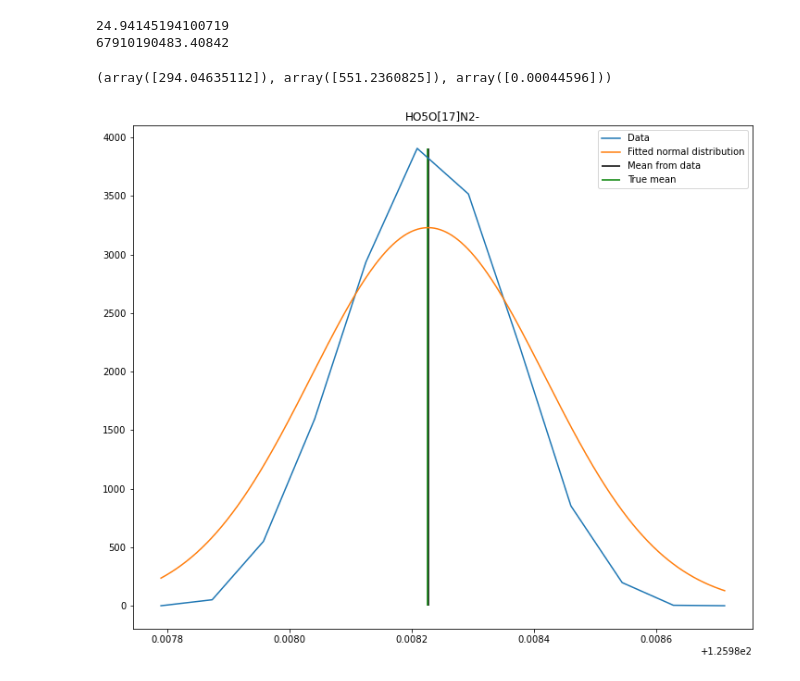
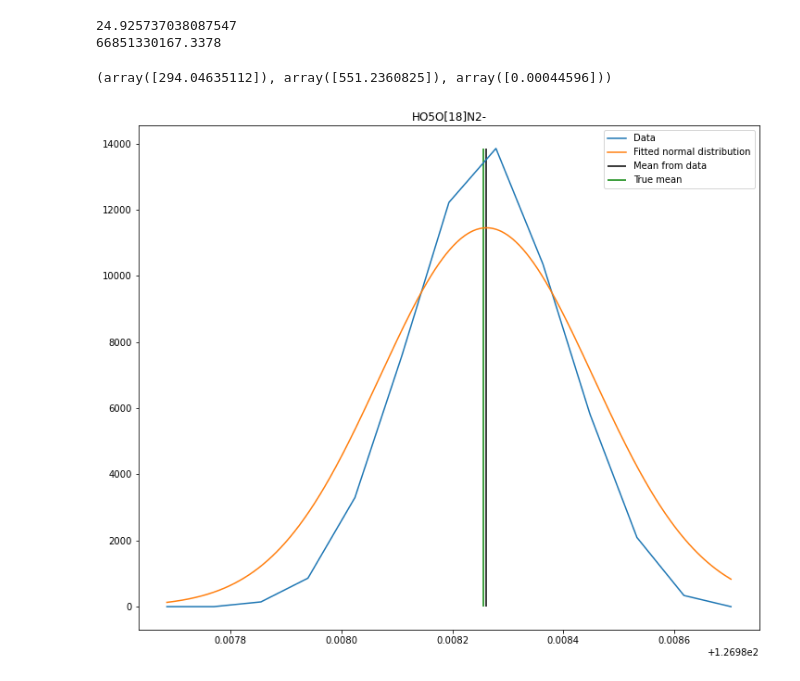
Before and after one commit to jokinen77/DataScienceProject1-Orbitrap, a Jupyter notebook: DataProcessing.ipynb, the cells around one changed output. Cells and saved outputs as stored; diff of their text form; code cells hidden in the pictures.

Commit message:
Combining data from multiple files

```diff
--- a/DataProcessing.ipynb
+++ b/DataProcessing.ipynb
@@ -36,7 +36,7 @@ def getMean(peak):
 # %%
 from scipy.optimize import minimize
 import numpy as np
-from scipy.signal import find_peaks
+import scipy.signal as scs
 
 # Calculate mean square error for the model
 def MSE(x, y, a, mu, sigma):
@@ -45,7 +45,6 @@ def MSE(x, y, a, mu, sigma):
     for i in range(len(y)):
         error = error + (y[i] - np.sum(norm(a,mu,x[i])))**2
     return error/len(y)
-
 
 def errorFunction(x, y, sigma):
     return lambda params: MSE(x, y, params[::2], params[1::2], sigma)
@@ -61,10 +60,12 @@ def group(mu, th):
         groups += [group]
     return groups
 
+
+
 # Get one or more means depending on if there are multiple peaks in the data
 # by fitting one or more Gaussian distributions to the data using resolution of 280000
 def getMeans(peaks):
-    ind = find_peaks(peaks[:,1], max(peaks[:,1])/20, prominence=max(peaks[:,1])/10)[0]
+    ind = scs.find_peaks(peaks[:,1], max(peaks[:,1])/20, prominence=max(peaks[:,1])/10)[0]
     mu = peaks[ind,0]
     n = len(mu)
     sigma = mu/(280000*2*np.sqrt(2*np.log(2)))
@@ -200,14 +225,22 @@ def selectPeaksMedianError(peaks, n):
 import numpy as np
 import pandas as pd
 
+files = ["data/N_minutes_60_N_spectra_10/spectrum_2020-00-17_17_11_07.csv",
+         "data/N_minutes_60_N_spectra_10/spectrum_2020-00-17_17_11_18.csv",
+         "data/N_minutes_60_N_spectra_10/spectrum_2020-00-17_21_11_31.csv"]
+
+data1 = readFile(files[0])
+data2 = readFile(files[1])
+data3 = readFile(files[2])
+
 data = readFile("data/N_minutes_60_N_spectra_10/spectrum_2020-00-17_21_11_31.csv")
 # %%
 import pandas as pd
 import numpy as np
 
-import time
-start_time = time.time()
+peaklist = identifyPeaks(data1, pd.read_csv("peaklist.csv"), 1e-4)
+peaklist2 = identifyPeaks(data2, pd.read_csv("peaklist.csv"), 1e-4)
+peaklist3 = identifyPeaks(data3, pd.read_csv("peaklist.csv"), 1e-4)
 
-peaklist = identifyPeaks(data, pd.read_csv("peaklist.csv"), 1e-4)
-peaklist
+print(peaklist)
 # %% [output]
@@ -230,0 +286,4 @@ peaklist
+# %%
+lists = peaklist.set_index("formula").join(peaklist2.set_index("formula"), on="formula", rsuffix='_2').join(peaklist3.set_index("formula"), on="formula", rsuffix='_3')
+plt.plot(range(3), [lists["observed"]-lists["mz"], lists["observed_2"]-lists["mz"], lists["observed_3"]-lists["mz"]])
+plt.show()
@@ -232,8 +293,8 @@ peaklist
 print(getLogIntensity(peaklist.iloc[0,3], peaklist.iloc[0,4]))
 print(getIntensity(peaklist.iloc[0,3], peaklist.iloc[0,4]))
 # %% [output]
-24.94145194100719
-67910190483.40842
+24.925737038087547
+66851330167.3378
 # %%
 ind = findPeakIndices(data)
 i = 88
@@ -243,15 +304,12 @@ getMeans(peak)
 (array([294.04635112]), array([551.2360825]), array([0.00044596]))
 # %%
 # Plot a peak
-%matplotlib inline
 import matplotlib.pyplot as plt
 import pandas as pd
 import numpy as np
 
-plt.rcParams['figure.figsize'] = [12, 10]
-
 i = 12
-plotPeak(i, peaklist, data)
+plotPeak(i, peaklist, data1)
 # %% [output]
-[figure, old version]
+[figure, new version]
 # %%
```
Also changed, not shown: parts of 8 cells of this notebook.
